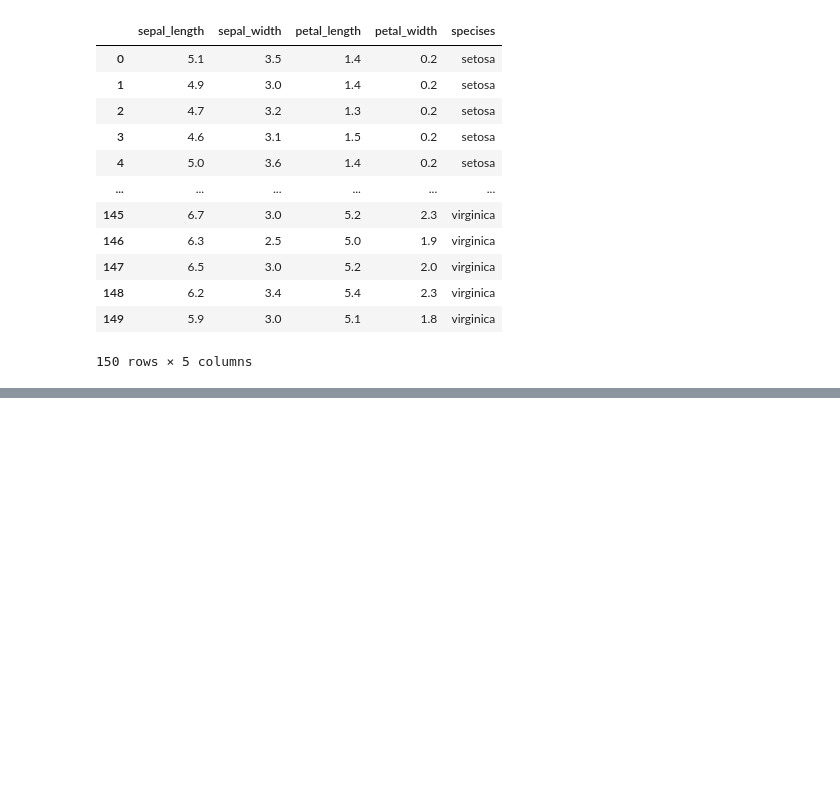
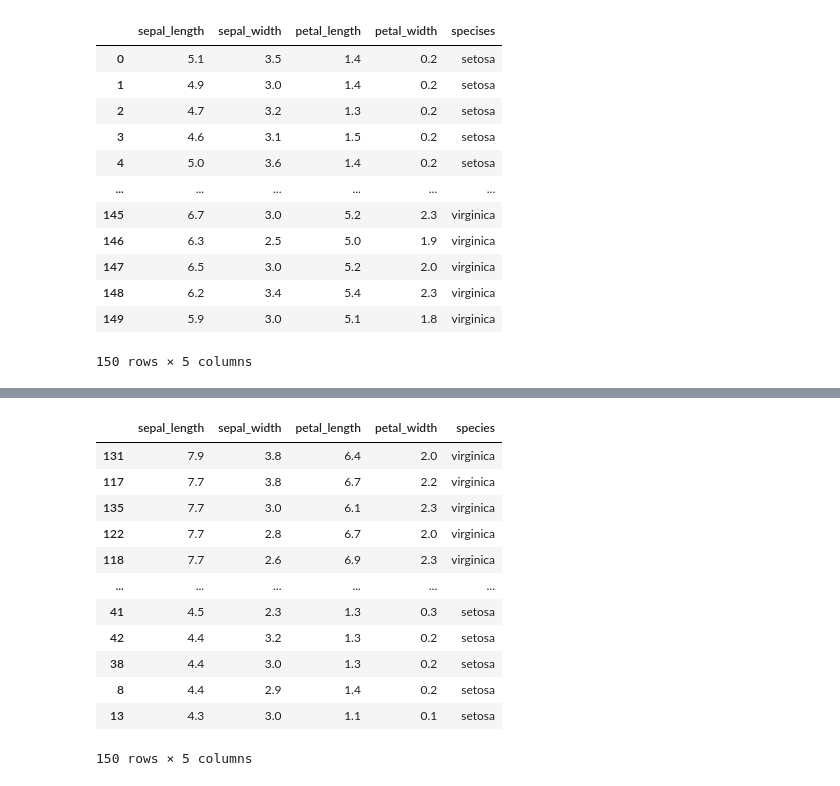
Before and after one commit to jsa3338/AI-X, a Jupyter notebook: source/01_python/ch11_데이터프레임.ipynb, the cells around one changed output, grey strips where cells are left out. Saved outputs shown, nothing was run; the diff lists cells and outputs as text; code cells hidden in the pictures; blank space fills up the shorter version.

```diff
--- a/source/01_python/ch11_데이터프레임.ipynb
+++ b/source/01_python/ch11_데이터프레임.ipynb
@@ -496,0 +1459,4 @@ pd.DataFrame(data = np.hstack( (data, target[:,np.newaxis]) ),
+# %%
+import seaborn as sns
+iris = sns.load_dataset('iris')
+iris
@@ -496,0 +1477,18 @@ pd.DataFrame(data = np.hstack( (data, target[:,np.newaxis]) ),
+# %%
+# (1) sepal_length 값 기준, 같으면 sepal_width 기준, 내림차순 정렬 적용
+iris.sort_values(by=['sepal_length','sepal_width'], ascending=False, inplace=True)
+iris
+# %% [output]
+|  | sepal_length | sepal_width | petal_length | petal_width | species |
+| 131 | 7.9 | 3.8 | 6.4 | 2.0 | virginica |
+| 117 | 7.7 | 3.8 | 6.7 | 2.2 | virginica |
+| 135 | 7.7 | 3.0 | 6.1 | 2.3 | virginica |
+| 122 | 7.7 | 2.8 | 6.7 | 2.0 | virginica |
+| 118 | 7.7 | 2.6 | 6.9 | 2.3 | virginica |
+| ... | ... | ... | ... | ... | ... |
+| 41 | 4.5 | 2.3 | 1.3 | 0.3 | setosa |
+| 42 | 4.4 | 3.2 | 1.3 | 0.2 | setosa |
+| 38 | 4.4 | 3.0 | 1.3 | 0.2 | setosa |
+| 8 | 4.4 | 2.9 | 1.4 | 0.2 | setosa |
+| 13 | 4.3 | 3.0 | 1.1 | 0.1 | setosa |
+150 rows × 5 columns
```
Also changed, not shown: parts of 123 cells of this notebook, 2 other files.
